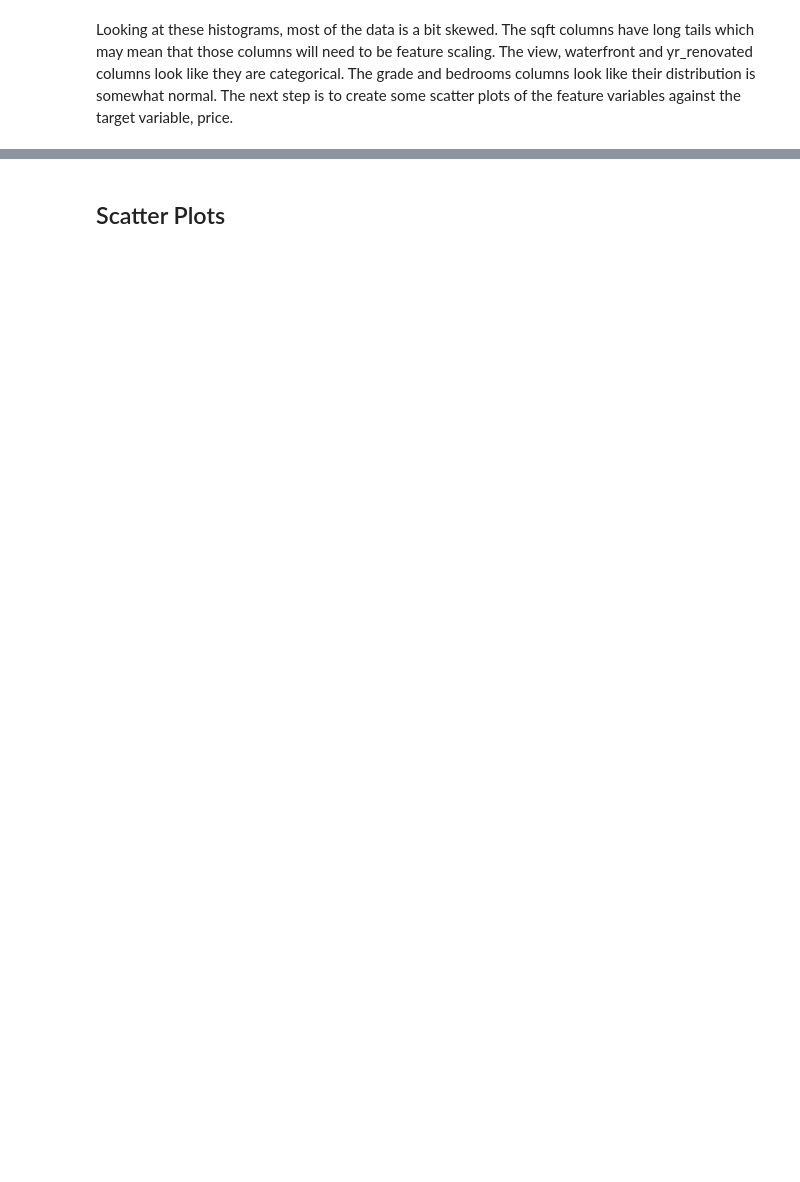
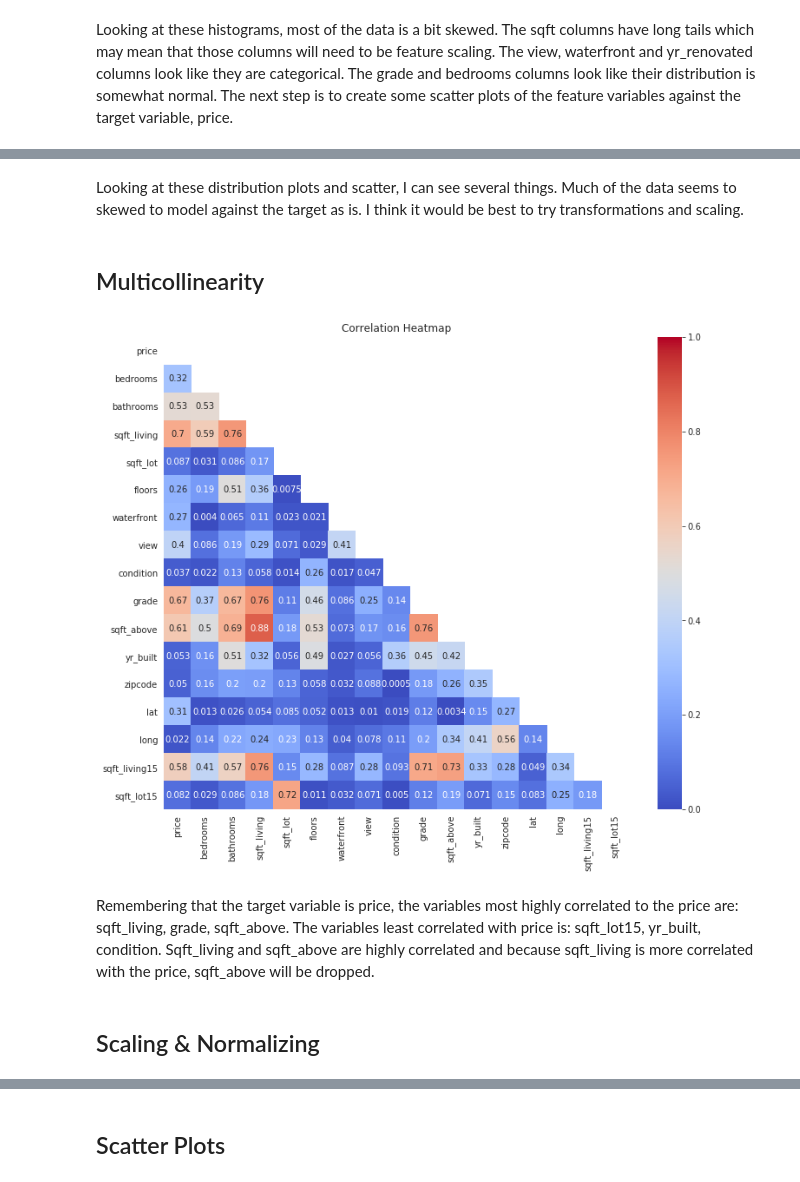
Before and after one commit to callRoko/dsc-1-final-project-online-ds-pt-041519, a Jupyter notebook: student.ipynb, the cells around one changed output, grey strips where cells are left out. Cells and saved outputs as stored; diff of their text form; code cells hidden in the pictures; blank space fills up the shorter version.

Commit message:
exploration and basic model

```diff
--- a/student.ipynb
+++ b/student.ipynb
@@ -348,0 +387,16 @@ Looking at these histograms, most of the data is a bit skewed. The sqft columns
+# %% [markdown]
+Looking at these distribution plots and scatter, I can see several things. Much of the data seems to skewed to model against the target as is. I think it would be best to try transformations and scaling.
+# %% [markdown]
+## Multicollinearity
+# %%
+plt.figure(figsize=(12,10))
+corr = abs(housing.corr())
+mask = np.zeros_like(corr)
+mask[np.triu_indices_from(mask)] = True
+with sns.axes_style("white"):
+    ax = sns.heatmap(corr, mask=mask, annot=True, cmap='coolwarm')
+plt.title('Correlation Heatmap');
+# %% [output]
+[figure, added]
+# %% [markdown]
+Remembering that the target variable is price, the variables most highly correlated to the price are: sqft_living, grade, sqft_above. The variables least correlated with price is: sqft_lot15, yr_built, condition. Sqft_living and sqft_above are highly correlated and because sqft_living is more correlated with the price, sqft_above will be dropped.
@@ -348,0 +406,2 @@ Looking at these histograms, most of the data is a bit skewed. The sqft columns
+# %% [markdown]
+##  Scaling & Normalizing
```
Also changed, not shown: parts of 68 cells of this notebook.
